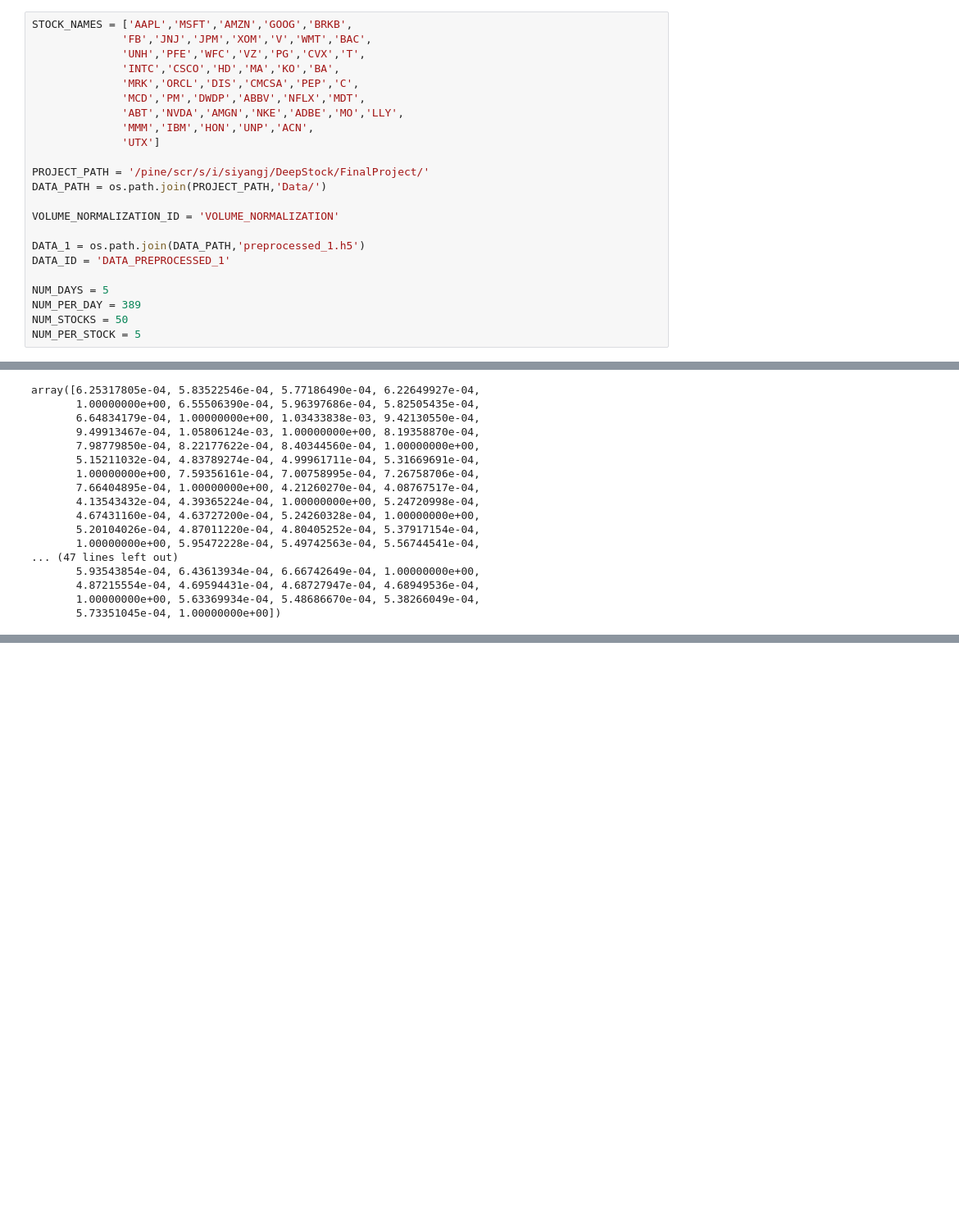
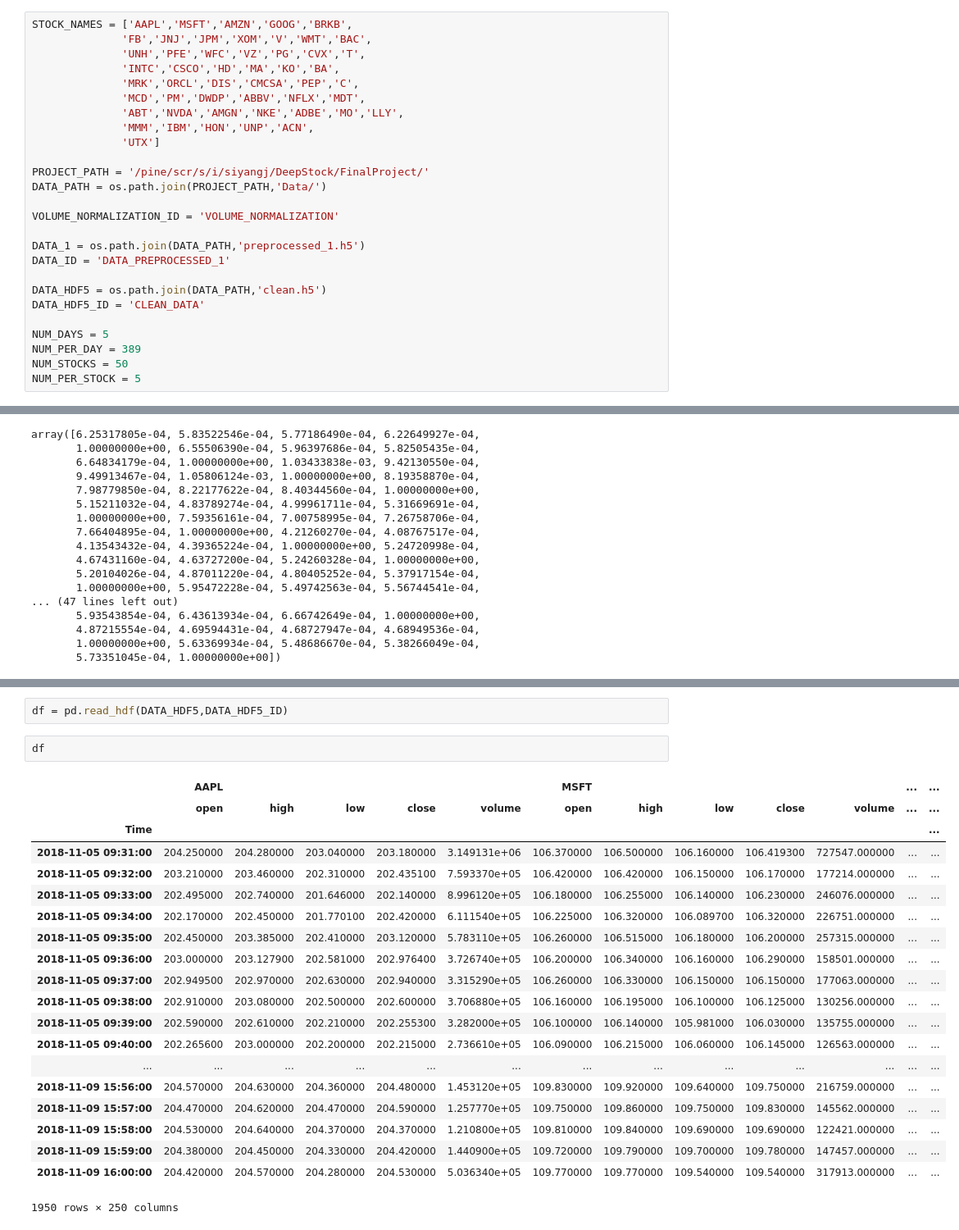
Before and after one commit to SiyangJ/DeepStock, a Jupyter notebook: FinalProject/DataInspect.ipynb, the cells around one changed output, grey strips where cells are left out. Shown at 82% size. Cells and saved outputs as stored; diff of their text form; blank space fills up the shorter version.

```diff
--- a/FinalProject/DataInspect.ipynb
+++ b/FinalProject/DataInspect.ipynb
@@ -32,6 +32,9 @@ VOLUME_NORMALIZATION_ID = 'VOLUME_NORMALIZATION'
 DATA_1 = os.path.join(DATA_PATH,'preprocessed_1.h5')
 DATA_ID = 'DATA_PREPROCESSED_1'
 
+DATA_HDF5 = os.path.join(DATA_PATH,'clean.h5')
+DATA_HDF5_ID = 'CLEAN_DATA'
+
 NUM_DAYS = 5
 NUM_PER_DAY = 389
 NUM_STOCKS = 50
@@ -196,0 +198,25 @@ array([5.09179927e-03, 4.61842430e-03, 3.62595420e-03, 3.66620730e-03,
+# %%
+df = pd.read_hdf(DATA_HDF5,DATA_HDF5_ID)
+# %%
+df
+# %% [output]
+|  | AAPL |  |  |  |  | MSFT |  |  |  |  | ... | ... |
+|  | open | high | low | close | volume | open | high | low | close | volume | ... | ... |
+| Time |  |  |  |  |  |  |  |  |  |  |  | ... |
+| 2018-11-05 09:31:00 | 204.250000 | 204.280000 | 203.040000 | 203.180000 | 3.149131e+06 | 106.370000 | 106.500000 | 106.160000 | 106.419300 | 727547.000000 | ... | ... |
+| 2018-11-05 09:32:00 | 203.210000 | 203.460000 | 202.310000 | 202.435100 | 7.593370e+05 | 106.420000 | 106.420000 | 106.150000 | 106.170000 | 177214.000000 | ... | ... |
+| 2018-11-05 09:33:00 | 202.495000 | 202.740000 | 201.646000 | 202.140000 | 8.996120e+05 | 106.180000 | 106.255000 | 106.140000 | 106.230000 | 246076.000000 | ... | ... |
+| 2018-11-05 09:34:00 | 202.170000 | 202.450000 | 201.770100 | 202.420000 | 6.111540e+05 | 106.225000 | 106.320000 | 106.089700 | 106.320000 | 226751.000000 | ... | ... |
+| 2018-11-05 09:35:00 | 202.450000 | 203.385000 | 202.410000 | 203.120000 | 5.783110e+05 | 106.260000 | 106.515000 | 106.180000 | 106.200000 | 257315.000000 | ... | ... |
+| 2018-11-05 09:36:00 | 203.000000 | 203.127900 | 202.581000 | 202.976400 | 3.726740e+05 | 106.200000 | 106.340000 | 106.160000 | 106.290000 | 158501.000000 | ... | ... |
+| 2018-11-05 09:37:00 | 202.949500 | 202.970000 | 202.630000 | 202.940000 | 3.315290e+05 | 106.260000 | 106.330000 | 106.150000 | 106.150000 | 177063.000000 | ... | ... |
+| 2018-11-05 09:38:00 | 202.910000 | 203.080000 | 202.500000 | 202.600000 | 3.706880e+05 | 106.160000 | 106.195000 | 106.100000 | 106.125000 | 130256.000000 | ... | ... |
+| 2018-11-05 09:39:00 | 202.590000 | 202.610000 | 202.210000 | 202.255300 | 3.282000e+05 | 106.100000 | 106.140000 | 105.981000 | 106.030000 | 135755.000000 | ... | ... |
+| 2018-11-05 09:40:00 | 202.265600 | 203.000000 | 202.200000 | 202.215000 | 2.736610e+05 | 106.090000 | 106.215000 | 106.060000 | 106.145000 | 126563.000000 | ... | ... |
+| ... | ... | ... | ... | ... | ... | ... | ... | ... | ... | ... | ... | ... |
+| 2018-11-09 15:56:00 | 204.570000 | 204.630000 | 204.360000 | 204.480000 | 1.453120e+05 | 109.830000 | 109.920000 | 109.640000 | 109.750000 | 216759.000000 | ... | ... |
+| 2018-11-09 15:57:00 | 204.470000 | 204.620000 | 204.470000 | 204.590000 | 1.257770e+05 | 109.750000 | 109.860000 | 109.750000 | 109.830000 | 145562.000000 | ... | ... |
+| 2018-11-09 15:58:00 | 204.530000 | 204.640000 | 204.370000 | 204.370000 | 1.210800e+05 | 109.810000 | 109.840000 | 109.690000 | 109.690000 | 122421.000000 | ... | ... |
+| 2018-11-09 15:59:00 | 204.380000 | 204.450000 | 204.330000 | 204.420000 | 1.440900e+05 | 109.720000 | 109.790000 | 109.700000 | 109.780000 | 147457.000000 | ... | ... |
+| 2018-11-09 16:00:00 | 204.420000 | 204.570000 | 204.280000 | 204.530000 | 5.036340e+05 | 109.770000 | 109.770000 | 109.540000 | 109.540000 | 317913.000000 | ... | ... |
+1950 rows × 250 columns
```
Also changed, not shown: parts of 16 cells of this notebook, 1 other file.
